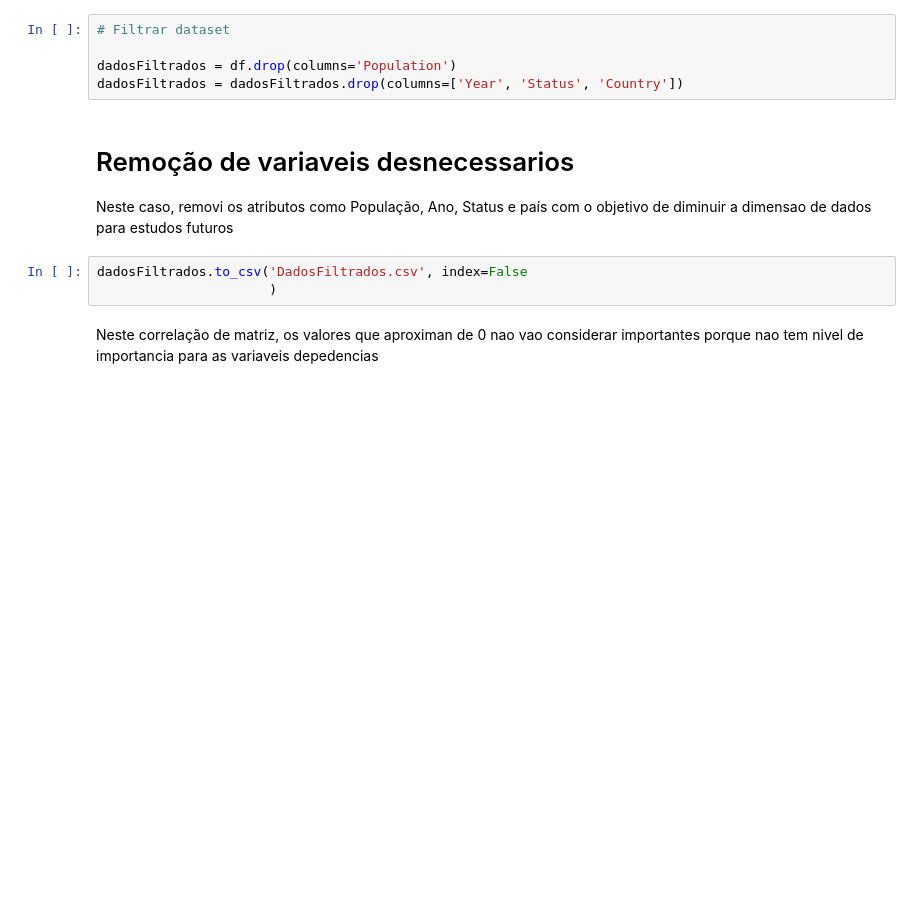
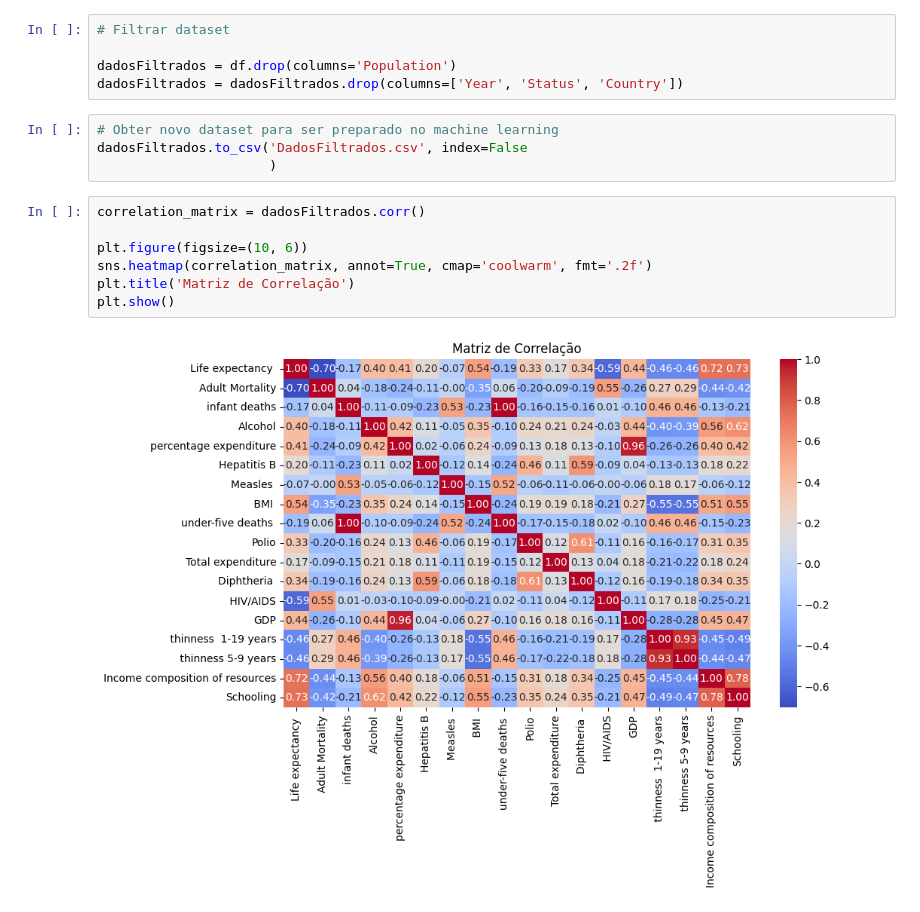
Before and after one commit to altonFreitas/Metodos_Tecnicas_Analise_Dados, a Jupyter notebook: aed.ipynb, the cells around one changed output. Drawn from its saved outputs; the diff is of its cells as text; blank space fills up the shorter version.

```diff
--- a/aed.ipynb
+++ b/aed.ipynb
@@ -357,11 +360,16 @@ plt.show()
 
 dadosFiltrados = df.drop(columns='Population')
 dadosFiltrados = dadosFiltrados.drop(columns=['Year', 'Status', 'Country'])
-# %% [markdown]
-# Remoção de variaveis desnecessarios
-Neste caso, removi os atributos como População, Ano, Status e país com o objetivo de diminuir a dimensao de dados para estudos futuros
 # %%
+# Obter novo dataset para ser preparado no machine learning
 dadosFiltrados.to_csv('DadosFiltrados.csv', index=False
                       )
-# %% [markdown]
-Neste correlação de matriz, os valores que aproximan de 0 nao vao considerar importantes porque nao tem nivel de importancia para as variaveis depedencias
+# %%
+correlation_matrix = dadosFiltrados.corr()
+
+plt.figure(figsize=(10, 6))
+sns.heatmap(correlation_matrix, annot=True, cmap='coolwarm', fmt='.2f')
+plt.title('Matriz de Correlação')
+plt.show()
+# %% [output]
+[figure, added]
```
Also changed, not shown: parts of 17 cells of this notebook, 17 other files.
